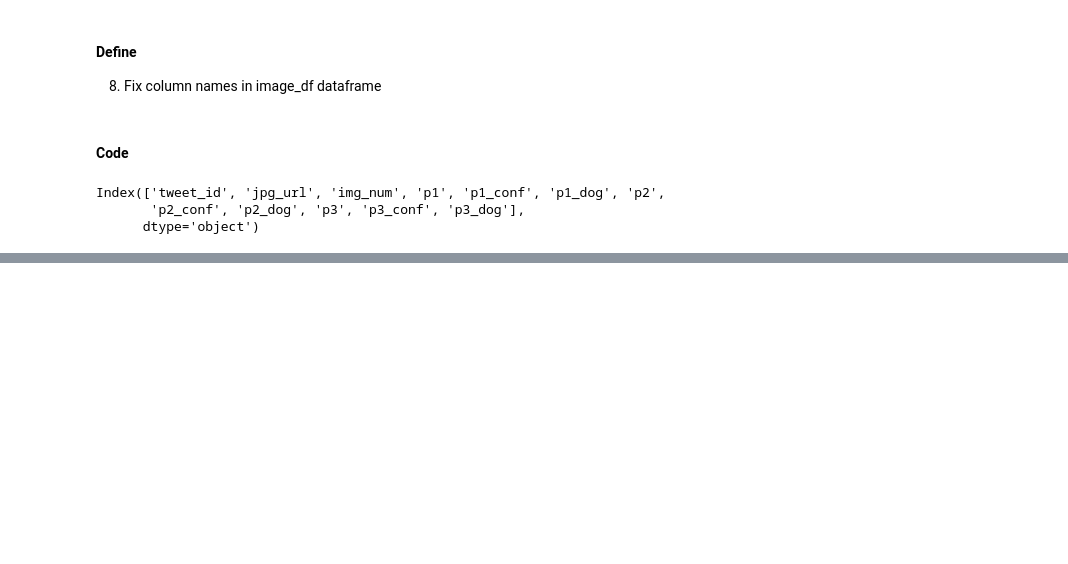
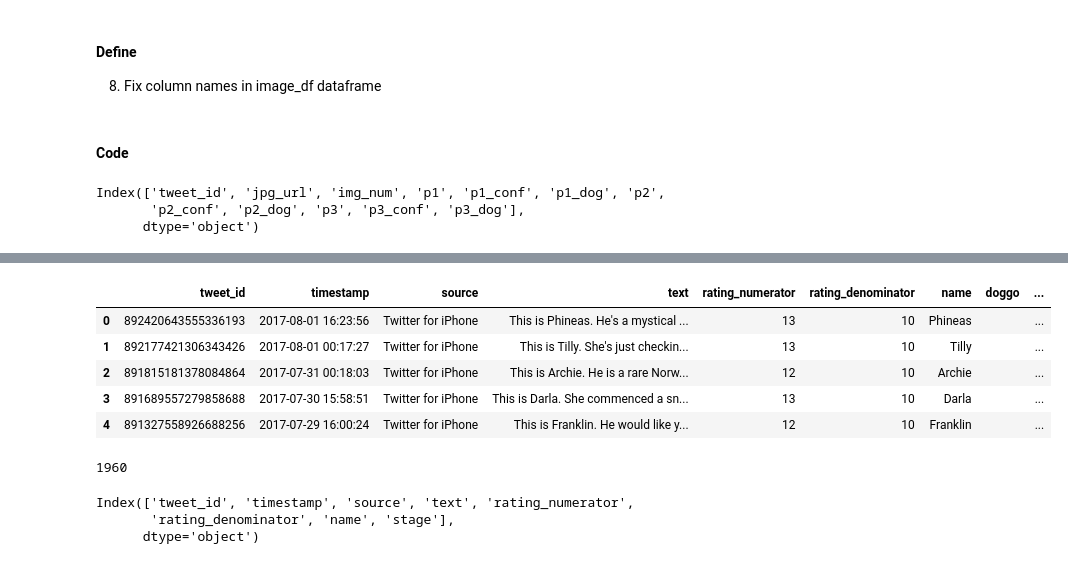
Before and after one commit to akshaybogar/WeRateDogs, a Jupyter notebook: WeRateDogs.ipynb, the cells around one changed output, grey strips where cells are left out. Saved outputs shown, nothing was run; the diff lists cells and outputs as text; code cells hidden in the pictures; blank space fills up the shorter version.

Commit message:
4 Columns consolidated to 1

```diff
--- a/WeRateDogs.ipynb
+++ b/WeRateDogs.ipynb
@@ -584,0 +620,14 @@ SyntaxError: positional argument follows keyword argument (<ipython-input-6-c26f
+# %%
+twitter_arch_copy['doggo'].replace('None','',inplace=True)
+twitter_arch_copy['floofer'].replace('None','',inplace=True)
+twitter_arch_copy['pupper'].replace('None','',inplace=True)
+twitter_arch_copy['puppo'].replace('None','',inplace=True)
+# %%
+twitter_arch_copy.head()
+# %% [output]
+|  | tweet_id | timestamp | source | text | rating_numerator | rating_denominator | name | doggo | ... |
+| 0 | 892420643555336193 | 2017-08-01 16:23:56 | Twitter for iPhone | This is Phineas. He's a mystical ... | 13 | 10 | Phineas |  | ... |
+| 1 | 892177421306343426 | 2017-08-01 00:17:27 | Twitter for iPhone | This is Tilly. She's just checkin... | 13 | 10 | Tilly |  | ... |
+| 2 | 891815181378084864 | 2017-07-31 00:18:03 | Twitter for iPhone | This is Archie. He is a rare Norw... | 12 | 10 | Archie |  | ... |
+| 3 | 891689557279858688 | 2017-07-30 15:58:51 | Twitter for iPhone | This is Darla. She commenced a sn... | 13 | 10 | Darla |  | ... |
+| 4 | 891327558926688256 | 2017-07-29 16:00:24 | Twitter for iPhone | This is Franklin. He would like y... | 12 | 10 | Franklin |  | ... |
@@ -584,0 +642,4 @@ SyntaxError: positional argument follows keyword argument (<ipython-input-6-c26f
+# %%
+twitter_arch_copy.stage.isna().sum()
+# %% [output]
+1960
@@ -584,0 +649,6 @@ SyntaxError: positional argument follows keyword argument (<ipython-input-6-c26f
+# %%
+twitter_arch_copy.columns
+# %% [output]
+Index(['tweet_id', 'timestamp', 'source', 'text', 'rating_numerator',
+       'rating_denominator', 'name', 'stage'],
+      dtype='object')
```
Also changed, not shown: parts of 14 cells of this notebook.
